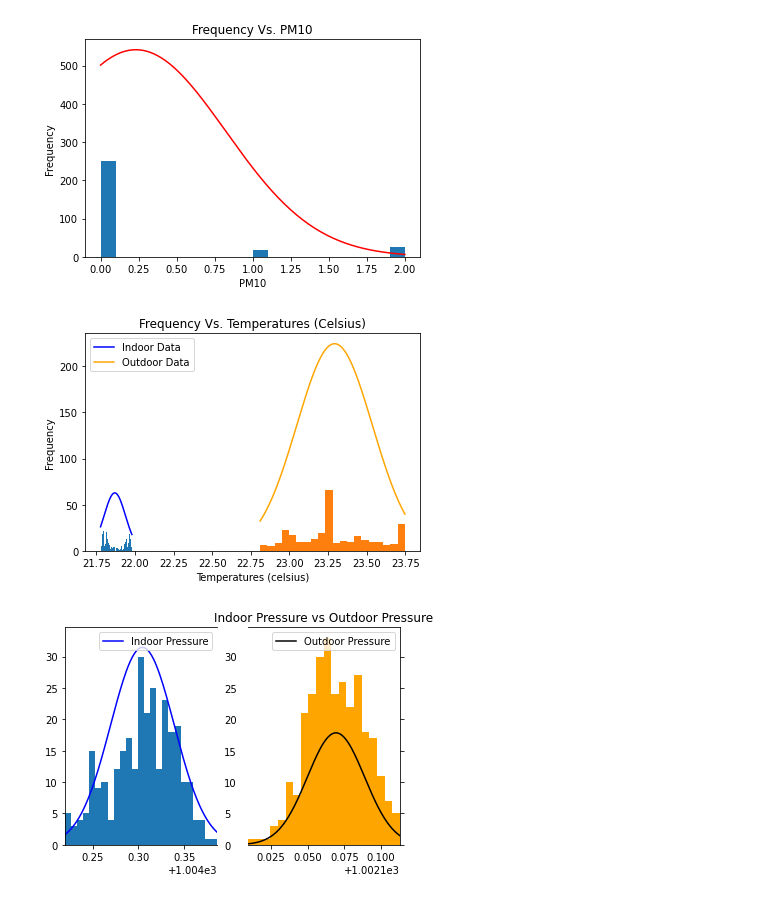
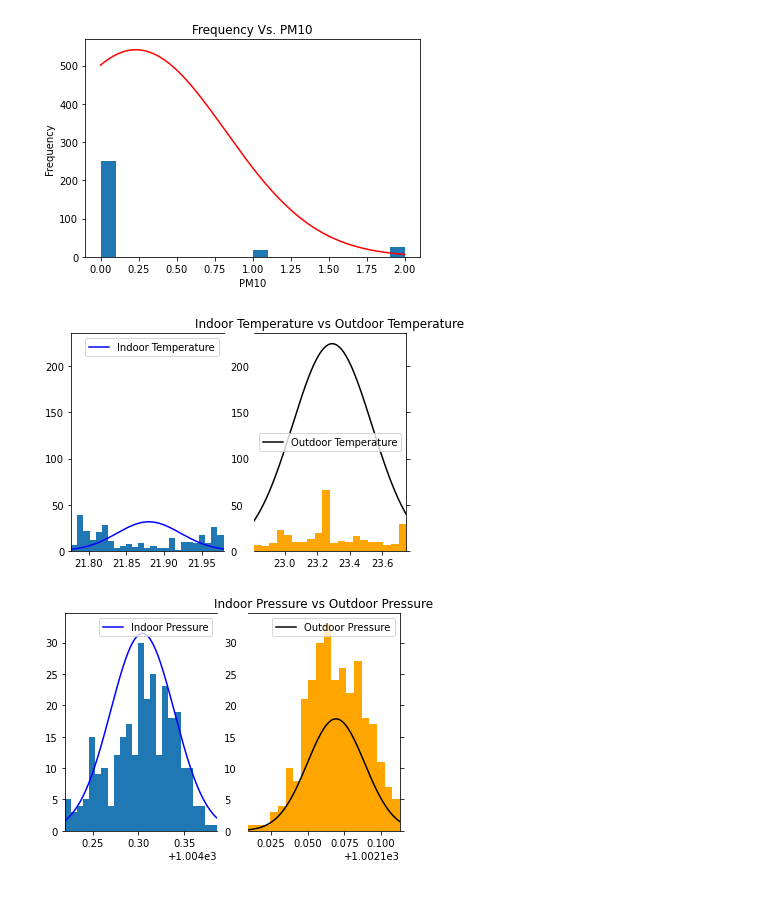
Before and after one commit to Gamecrasher-rgb/E11-LabWork, a Jupyter notebook: Week 6 Lab Work.ipynb, the cells around one changed output. Drawn from its saved outputs; the diff is of its cells as text; code cells hidden in the pictures.

Commit message:
Fixed Temperature Graphs

```diff
--- a/Week 6 Lab Work.ipynb
+++ b/Week 6 Lab Work.ipynb
@@ -372,49 +372,45 @@ plt.show()
 [figure]
 [figure]
 # %%
-#Graphing Temperature Data
-plt.hist(indoor_data["Temperatures(Celsius)"], bins = 40)
-plt.xlabel('Temperature (Celsius)')
-plt.ylabel('Frequency')
-plt.title("Frequency Vs. Temperatures (Celsius)")
+f,(ax,ax2) = plt.subplots(1,2,sharey=True, facecolor='w')
 
-def indoor_Gaus_distribution(x , mean , sd):
-    Px = (288*(3.14*sd) * np.exp(-0.5*((x-mean)/sd)**2))
-    return Px
+ax.set_xlim(np.min(indoor_data["Temperatures(Celsius)"]),np.max(indoor_data["Temperatures(Celsius)"]))
+ax2.set_xlim(np.min(outdoor_data["Temperatures(Celsius)"]),np.max(outdoor_data["Temperatures(Celsius)"]))
 
-temp_mu = np.mean(indoor_data["Temperatures(Celsius)"])
-temp_std = np.std(indoor_data["Temperatures(Celsius)"])
+# hide the spines between ax and ax2
+ax.spines['right'].set_visible(False)
+ax2.spines['left'].set_visible(False)
+ax.yaxis.tick_left()
+ax.tick_params(labelright='off')
+ax2.yaxis.tick_right()
+
+ax.hist(indoor_data["Temperatures(Celsius)"], bins = 25)
+
+press_mu = np.mean(indoor_data["Temperatures(Celsius)"])
+press_std = np.std(indoor_data["Temperatures(Celsius)"])
 
 x = np.linspace(np.min(indoor_data["Temperatures(Celsius)"]), np.max(indoor_data["Temperatures(Celsius)"]), 150)
 
-Temp_gauss = indoor_Gaus_distribution(x,temp_mu,temp_std)
+temp_gauss = indoor_Gaus_distribution(x,temp_mu,temp_std)
 
-plt.plot(x, Temp_gauss, color = 'Blue')
+ax.plot(x, press_gauss, color = 'blue')
 
-plt.hist(outdoor_data["Temperatures(Celsius)"], bins = 20)
-plt.xlabel('Temperature (Celsius)')
-plt.ylabel('Frequency')
-plt.title("Frequency Vs. Temperatures (Celsius)")
-
-def outdoor_Gaus_distribution(x , mean , sd):
-    Px = (292*(3.14*sd) * np.exp(-0.5*((x-mean)/sd)**2))
-    return Px
+ax2.hist(outdoor_data["Temperatures(Celsius)"], bins = 20, color = 'orange')
 
 outdoor_temp_mu = np.mean(outdoor_data["Temperatures(Celsius)"])
 outdoor_temp_std = np.std(outdoor_data["Temperatures(Celsius)"])
 
 x = np.linspace(np.min(outdoor_data["Temperatures(Celsius)"]), np.max(outdoor_data["Temperatures(Celsius)"]), 150)
 
-Outdoor_Temp_gauss = outdoor_Gaus_distribution(x,outdoor_temp_mu,outdoor_temp_std)
+Outdoor_Press_gauss = outdoor_Gaus_distribution(x,outdoor_temp_mu,outdoor_temp_std)
 
-plt.plot(x, Outdoor_Temp_gauss, color = 'Orange')
-plt.xlabel('Temperatures (celsius)')
-plt.ylabel('Frequency')
-plt.legend(['Indoor Data','Outdoor Data'])
-
+ax2.plot(x, Outdoor_Press_gauss, color = 'k')
+plt.title("Indoor Temperature vs Outdoor Temperature")
+ax.legend(['Indoor Temperature'])
+ax2.legend(['Outdoor Temperature'])
 plt.show()
 # %% [output]
-[figure, old version]
+[figure, new version]
 # %%
 f,(ax,ax2) = plt.subplots(1,2,sharey=True, facecolor='w')
 
```
